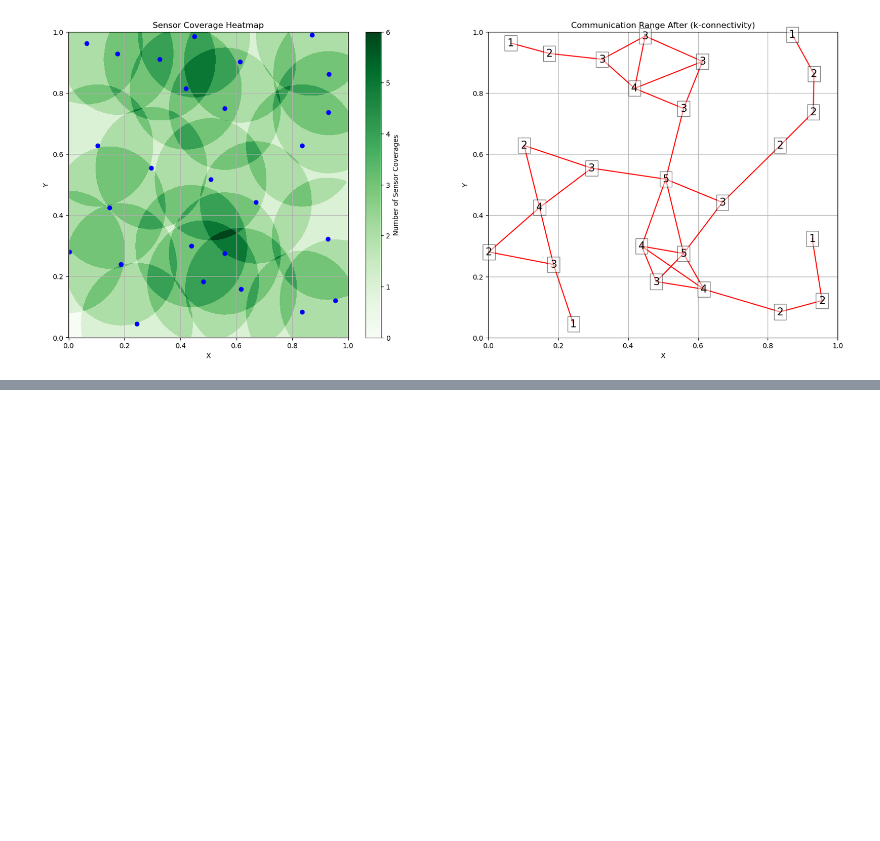
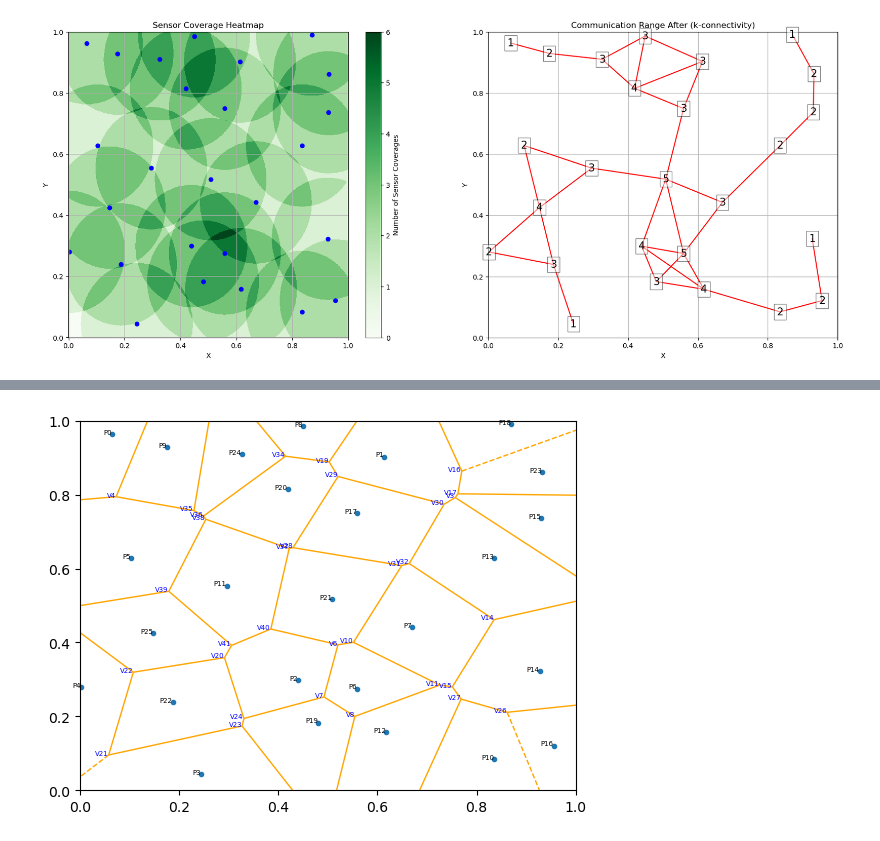
Before and after one commit to dcheng69/Sensor_Network_and_Embedded_Systems, a Jupyter notebook: lab3/lab3.ipynb, the cells around one changed output, grey strips where cells are left out. Saved outputs shown, nothing was run; the diff lists cells and outputs as text; code cells hidden in the pictures; blank space fills up the shorter version.

```diff
--- a/lab3/lab3.ipynb
+++ b/lab3/lab3.ipynb
@@ -573,0 +595,24 @@ plt.show()
+# %%
+# Extracting vertices and edges
+vertices = vor.vertices
+edges = vor.ridge_vertices
+points = vor.points
+
+# Plotting Voronoi diagram with vertices and edges
+voronoi_plot_2d(vor, show_vertices=False, line_colors='orange', line_width=1, line_style='dashed')
+
+# Annotate points with their coordinates
+for idx, (x, y) in enumerate(points):
+    plt.text(x, y, f'P{idx}', fontsize=5, ha='right')
+
+# Label vertices with their coordinates
+for idx, (x, y) in enumerate(vertices):
+    if 0 < x < 1 and 0 < y < 1:
+        plt.text(x, y, f'V{idx}', fontsize=5, ha='right', color='blue')
+
+plt.xlim(0.0, 1.0)
+plt.ylim(0.0, 1.0)
+# plt.show()
+plt.savefig('voronoi_diagram.png', dpi=600)  # 300dpi
+# %% [output]
+[figure, added]
```
Also changed, not shown: parts of 4 cells of this notebook, 3 other files.
